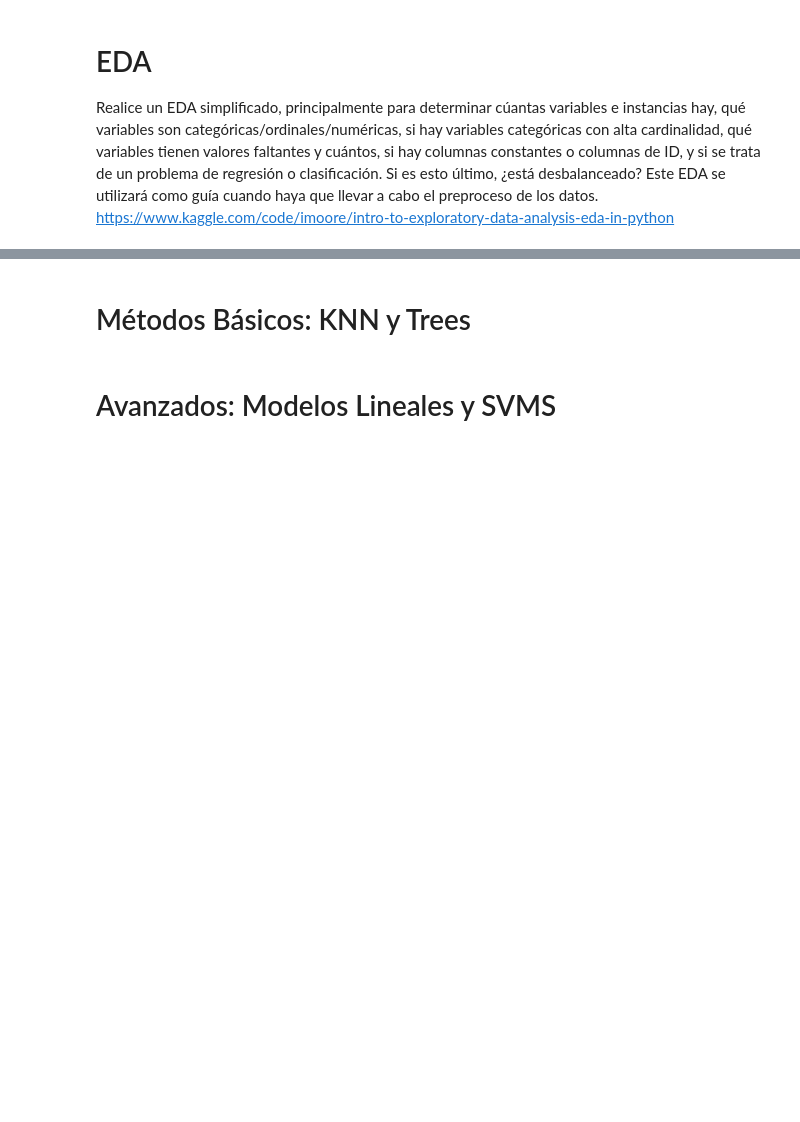
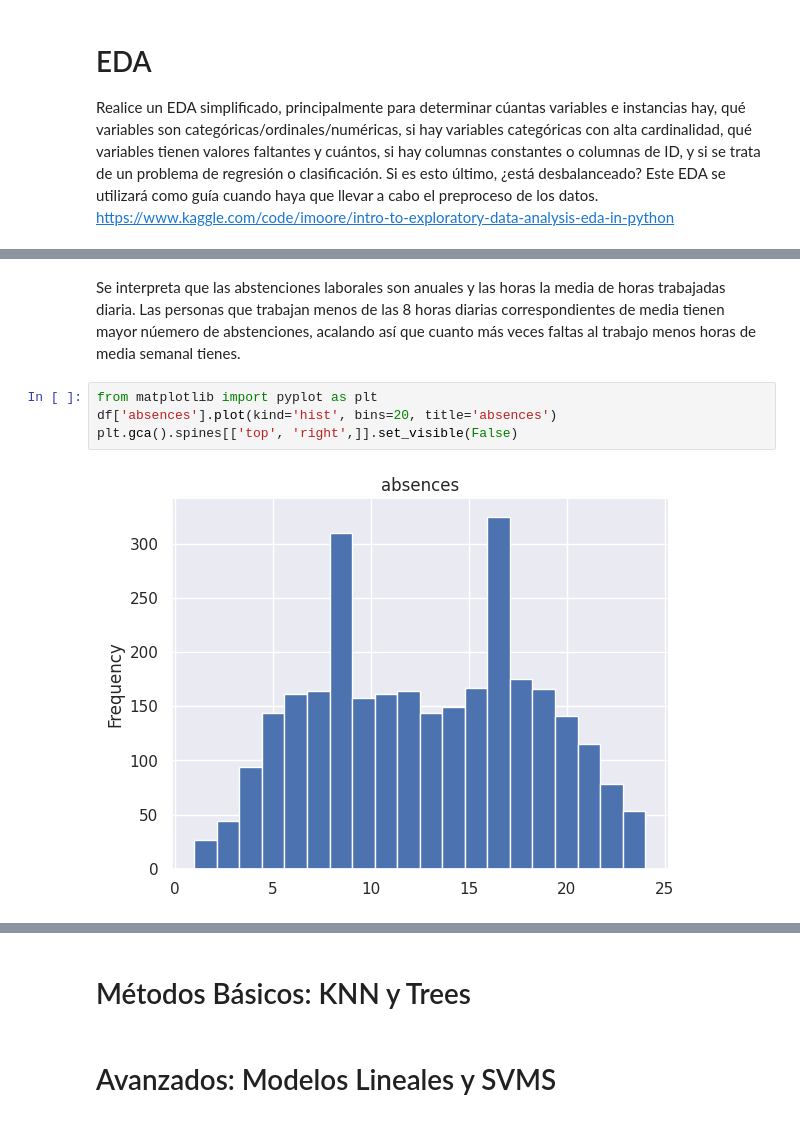
Before and after one commit to Guillermo100472109/Aprendizaje-Automatico, a Jupyter notebook: Entrega.ipynb, the cells around one changed output, grey strips where cells are left out. Drawn from its saved outputs; the diff is of its cells as text; blank space fills up the shorter version.

Commit message:
Interpretación de los datos recibidos de la table que relaciona abstenciones y número de horas

```diff
--- a/Entrega.ipynb
+++ b/Entrega.ipynb
@@ -10,0 +120,8 @@ https://www.kaggle.com/code/imoore/intro-to-exploratory-data-analysis-eda-in-pyt
+# %% [markdown]
+Se interpreta que las abstenciones laborales son anuales y las horas la media de horas trabajadas diaria. Las personas que trabajan menos de las 8 horas diarias correspondientes de media tienen mayor núemero de abstenciones, acalando así que cuanto más veces faltas al trabajo menos horas de media semanal tienes.
+# %%
+from matplotlib import pyplot as plt
+df['absences'].plot(kind='hist', bins=20, title='absences')
+plt.gca().spines[['top', 'right',]].set_visible(False)
+# %% [output]
+[figure, added]
```
Also changed, not shown: parts of 8 cells of this notebook.
